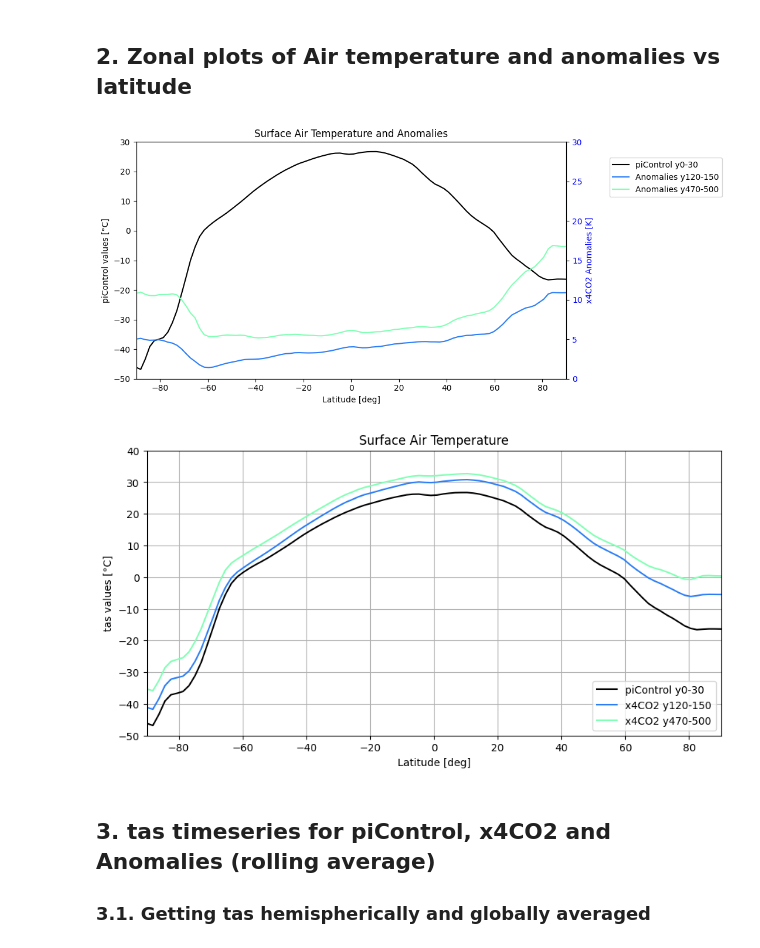
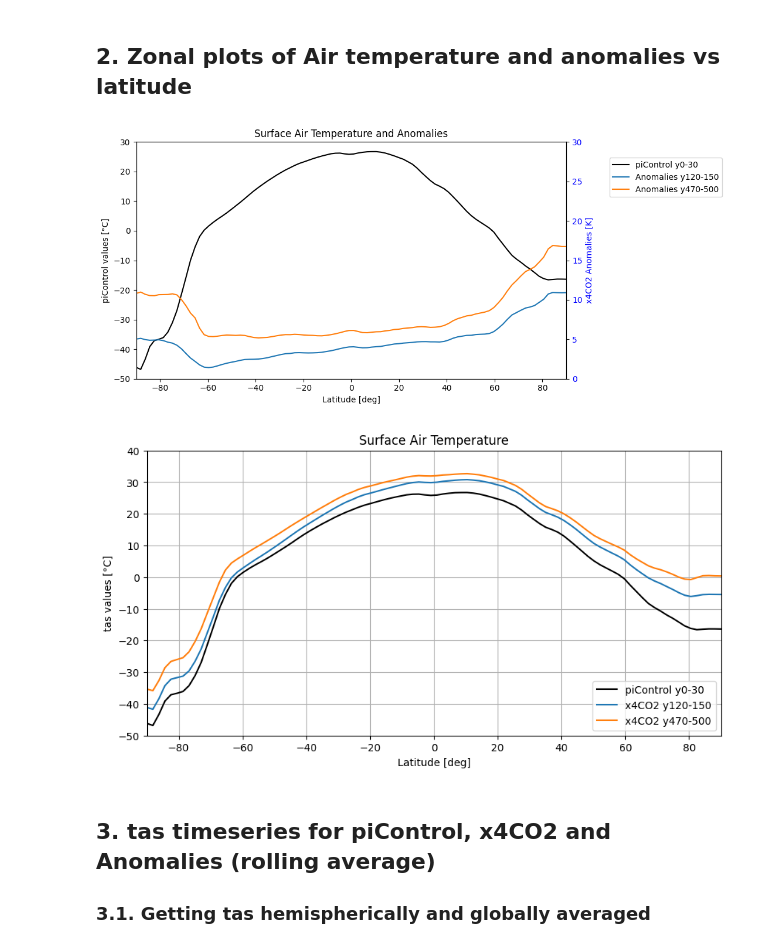
Before and after one commit to ChristineKappatou/Atmosphere_Ocean_Interactions_PhD, a Jupyter notebook: scripts/nird_scripts/1.tas_NIRD.ipynb, the cells around one changed output. Saved outputs shown, nothing was run; the diff lists cells and outputs as text; code cells hidden in the pictures.

```diff
--- a/scripts/nird_scripts/1.tas_NIRD.ipynb
+++ b/scripts/nird_scripts/1.tas_NIRD.ipynb
@@ -41,7 +41,7 @@ for experiment in experiments:
 
     file_names = sorted(os.listdir(folder_path))
 
-    datasets = [xr.open_dataset(os.path.join(folder_path, file_name), chunks={'time': 10}) for file_name in file_names if file_name.endswith('.nc')]
+    datasets = [xr.open_dataset(os.path.join(folder_path, file_name), chunks={'time': 12}) for file_name in file_names if file_name.endswith('.nc')]
 
     # Merge all the datasets in the list along the same dimension
     merged_datasets = xr.concat(datasets, dim='time')
@@ -81,15 +81,12 @@ ax.tick_params(axis='y', labelcolor='black')
 # --- Twin axis for anomalies ---
 ax2 = ax.twinx()
 
-ax2.plot(lat_noresm2, tas_noresm2_120_150.mean(dim='lon') - tas_noresm2_piControl.mean(dim='lon'),
-         color=colors[1], label='Anomalies y120-150')
-ax2.plot(lat_noresm2, tas_noresm2_470_500.mean(dim='lon') - tas_noresm2_piControl.mean(dim='lon'),
-         color=colors[3], label='Anomalies y470-500')
+ax2.plot(lat_noresm2, tas_noresm2_120_150.mean(dim='lon') - tas_noresm2_piControl.mean(dim='lon'), label='Anomalies y120-150')
+ax2.plot(lat_noresm2, tas_noresm2_470_500.mean(dim='lon') - tas_noresm2_piControl.mean(dim='lon'), label='Anomalies y470-500')
 
 ax2.set_ylabel('x4CO2 Anomalies [K]', color='blue')
 ax2.tick_params(axis='y', labelcolor='blue')
 
-# --- Combine legends from both axes ---
 # --- Combine legends from both axes ---
 lines, labels = ax.get_legend_handles_labels()
 lines2, labels2 = ax2.get_legend_handles_labels()
@@ -105,32 +102,30 @@ plt.title('Surface Air Temperature and Anomalies')
 plt.tight_layout()
 plt.show()
 # %% [output]
-[figure, old version]
+[figure, new version]
 # %%
 # 2. piControl & x4CO2
 
 fig, ax = plt.subplots(figsize=(10,5))
 
 # --- Main axis (absolute temperature) ---
 plt.plot(lat_noresm2, tas_noresm2_piControl.mean(dim='lon'),
         color='black', label='piControl y0-30')
 
-plt.plot(lat_noresm2, tas_noresm2_120_150.mean(dim='lon'),
-         color=colors[1], label='x4CO2 y120-150')
-plt.plot(lat_noresm2, tas_noresm2_470_500.mean(dim='lon'),
-         color=colors[3], label='x4CO2 y470-500')
+plt.plot(lat_noresm2, tas_noresm2_120_150.mean(dim='lon'), label='x4CO2 y120-150')
+plt.plot(lat_noresm2, tas_noresm2_470_500.mean(dim='lon'), label='x4CO2 y470-500')
 
 plt.xlabel('Latitude [deg]')
 plt.ylabel('tas values [°C]', color='black')
 plt.xlim(-90, 90)
 plt.ylim(-50, 40)
 
 plt.legend(loc = 'lower right')
 plt.title('Surface Air Temperature')
 plt.grid()
 plt.show()
 # %% [output]
-[figure, old version]
+[figure, new version]
 # %% [markdown]
 ## **3. tas timeseries for piControl, x4CO2 and Anomalies (rolling average)**
 
```
Also changed, not shown: parts of 12 cells of this notebook.
